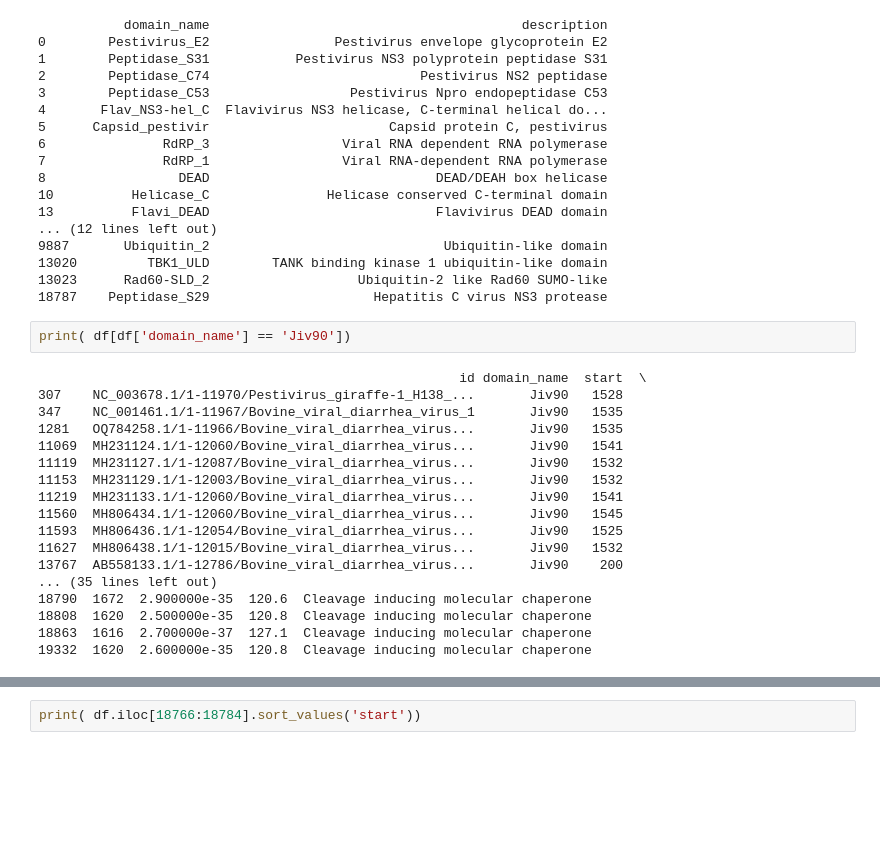
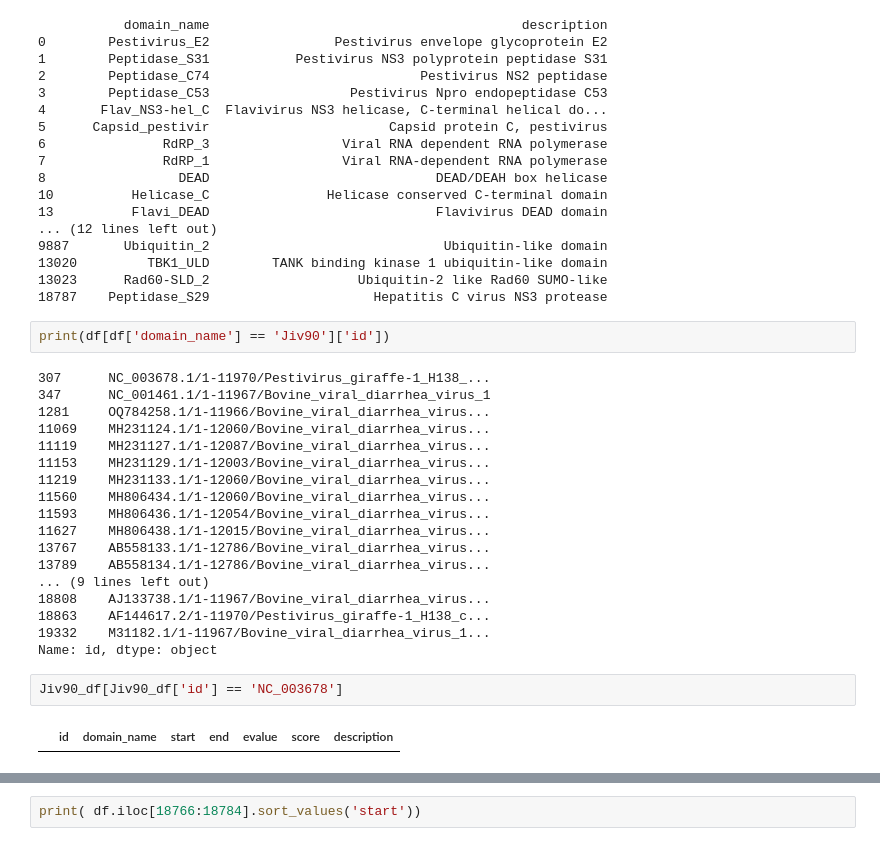
Before and after one commit to jeand-ark/Jiv90-evolution-in-Pestiviruses, a Jupyter notebook: hmmscan/hmmscan_parcing.ipynb, the cells around one changed output, grey strips where cells are left out. Saved outputs shown, nothing was run; the diff lists cells and outputs as text; blank space fills up the shorter version.

```diff
--- a/hmmscan/hmmscan_parcing.ipynb
+++ b/hmmscan/hmmscan_parcing.ipynb
@@ -36,22 +36,26 @@ print(df[['domain_name','description']].drop_duplicates())
 13023      Rad60-SLD_2                   Ubiquitin-2 like Rad60 SUMO-like
 18787    Peptidase_S29                     Hepatitis C virus NS3 protease
 # %%
-print( df[df['domain_name'] == 'Jiv90'])
+print(df[df['domain_name'] == 'Jiv90']['id'])
 # %% [output]
-                                                      id domain_name  start  \
-307    NC_003678.1/1-11970/Pestivirus_giraffe-1_H138_...       Jiv90   1528
-347    NC_001461.1/1-11967/Bovine_viral_diarrhea_virus_1       Jiv90   1535
-1281   OQ784258.1/1-11966/Bovine_viral_diarrhea_virus...       Jiv90   1535
-11069  MH231124.1/1-12060/Bovine_viral_diarrhea_virus...       Jiv90   1541
-11119  MH231127.1/1-12087/Bovine_viral_diarrhea_virus...       Jiv90   1532
-11153  MH231129.1/1-12003/Bovine_viral_diarrhea_virus...       Jiv90   1532
-11219  MH231133.1/1-12060/Bovine_viral_diarrhea_virus...       Jiv90   1541
-11560  MH806434.1/1-12060/Bovine_viral_diarrhea_virus...       Jiv90   1545
-11593  MH806436.1/1-12054/Bovine_viral_diarrhea_virus...       Jiv90   1525
-11627  MH806438.1/1-12015/Bovine_viral_diarrhea_virus...       Jiv90   1532
-13767  AB558133.1/1-12786/Bovine_viral_diarrhea_virus...       Jiv90    200
-... (35 lines left out)
-18790  1672  2.900000e-35  120.6  Cleavage inducing molecular chaperone
-18808  1620  2.500000e-35  120.8  Cleavage inducing molecular chaperone
-18863  1616  2.700000e-37  127.1  Cleavage inducing molecular chaperone
-19332  1620  2.600000e-35  120.8  Cleavage inducing molecular chaperone
+307      NC_003678.1/1-11970/Pestivirus_giraffe-1_H138_...
+347      NC_001461.1/1-11967/Bovine_viral_diarrhea_virus_1
+1281     OQ784258.1/1-11966/Bovine_viral_diarrhea_virus...
+11069    MH231124.1/1-12060/Bovine_viral_diarrhea_virus...
+11119    MH231127.1/1-12087/Bovine_viral_diarrhea_virus...
+11153    MH231129.1/1-12003/Bovine_viral_diarrhea_virus...
+11219    MH231133.1/1-12060/Bovine_viral_diarrhea_virus...
+11560    MH806434.1/1-12060/Bovine_viral_diarrhea_virus...
+11593    MH806436.1/1-12054/Bovine_viral_diarrhea_virus...
+11627    MH806438.1/1-12015/Bovine_viral_diarrhea_virus...
+13767    AB558133.1/1-12786/Bovine_viral_diarrhea_virus...
+13789    AB558134.1/1-12786/Bovine_viral_diarrhea_virus...
+... (9 lines left out)
+18808    AJ133738.1/1-11967/Bovine_viral_diarrhea_virus...
+18863    AF144617.2/1-11970/Pestivirus_giraffe-1_H138_c...
+19332    M31182.1/1-11967/Bovine_viral_diarrhea_virus_1...
+Name: id, dtype: object
+# %%
+Jiv90_df[Jiv90_df['id'] == 'NC_003678']
+# %% [output]
+|  | id | domain_name | start | end | evalue | score | description |
```
Also changed, not shown: parts of 8 cells of this notebook.
